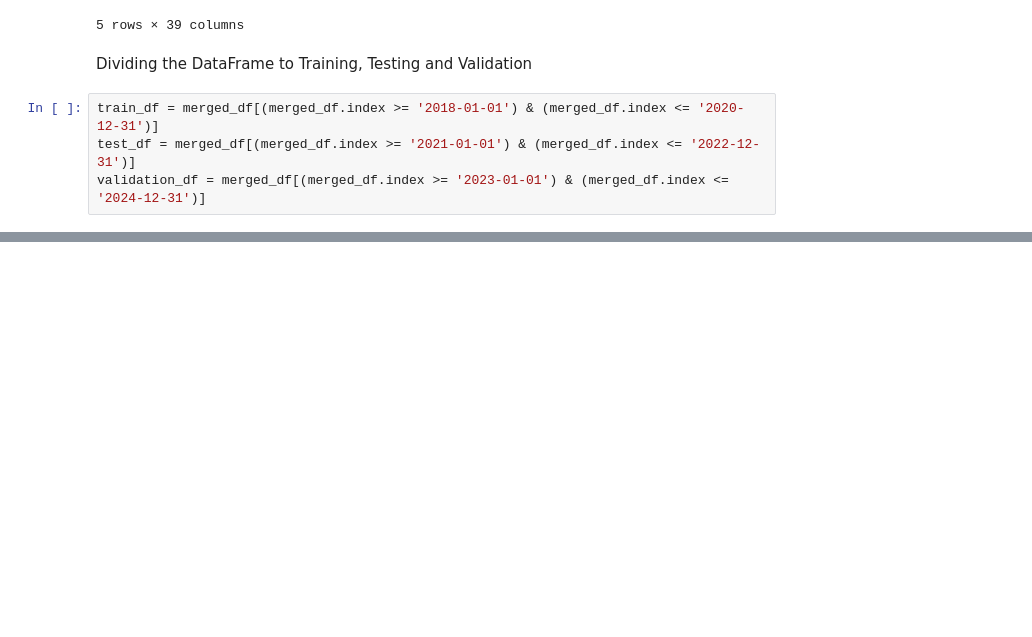
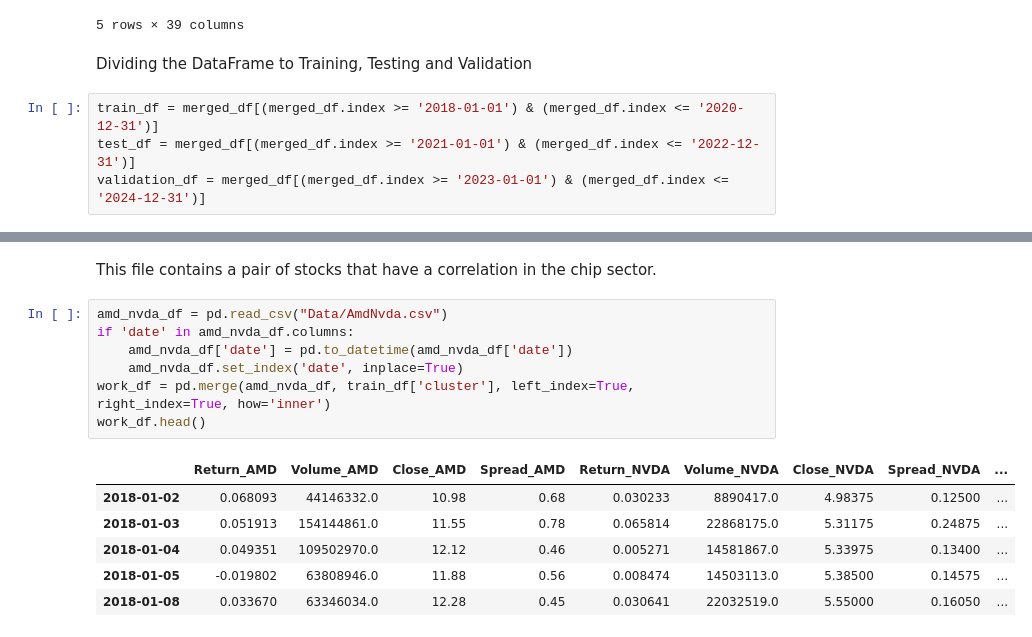
Before and after one commit to NaorSaati/AlgoTradingDS, a Jupyter notebook: Project.ipynb, the cells around one changed output, grey strips where cells are left out. Drawn from its saved outputs; the diff is of its cells as text; blank space fills up the shorter version.

```diff
--- a/Project.ipynb
+++ b/Project.ipynb
@@ -131,0 +180,16 @@ validation_df = merged_df[(merged_df.index >= '2023-01-01') & (merged_df.index <
+# %% [markdown]
+This file contains a pair of stocks that have a correlation in the chip sector.
+# %%
+amd_nvda_df = pd.read_csv("Data/AmdNvda.csv")
+if 'date' in amd_nvda_df.columns:
+    amd_nvda_df['date'] = pd.to_datetime(amd_nvda_df['date'])
+    amd_nvda_df.set_index('date', inplace=True)
+work_df = pd.merge(amd_nvda_df, train_df['cluster'], left_index=True, right_index=True, how='inner')
+work_df.head()
+# %% [output]
+|  | Return_AMD | Volume_AMD | Close_AMD | Spread_AMD | Return_NVDA | Volume_NVDA | Close_NVDA | Spread_NVDA | ... |
+| 2018-01-02 | 0.068093 | 44146332.0 | 10.98 | 0.68 | 0.030233 | 8890417.0 | 4.98375 | 0.12500 | ... |
+| 2018-01-03 | 0.051913 | 154144861.0 | 11.55 | 0.78 | 0.065814 | 22868175.0 | 5.31175 | 0.24875 | ... |
+| 2018-01-04 | 0.049351 | 109502970.0 | 12.12 | 0.46 | 0.005271 | 14581867.0 | 5.33975 | 0.13400 | ... |
+| 2018-01-05 | -0.019802 | 63808946.0 | 11.88 | 0.56 | 0.008474 | 14503113.0 | 5.38500 | 0.14575 | ... |
+| 2018-01-08 | 0.033670 | 63346034.0 | 12.28 | 0.45 | 0.030641 | 22032519.0 | 5.55000 | 0.16050 | ... |
```
Also changed, not shown: parts of 11 cells of this notebook, 1 other file.
